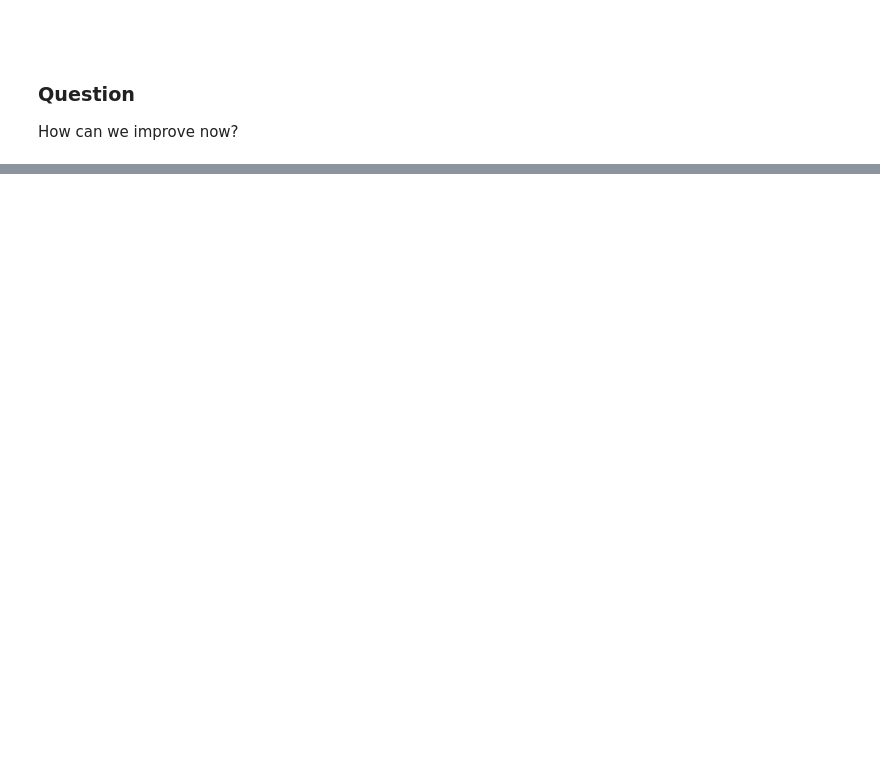
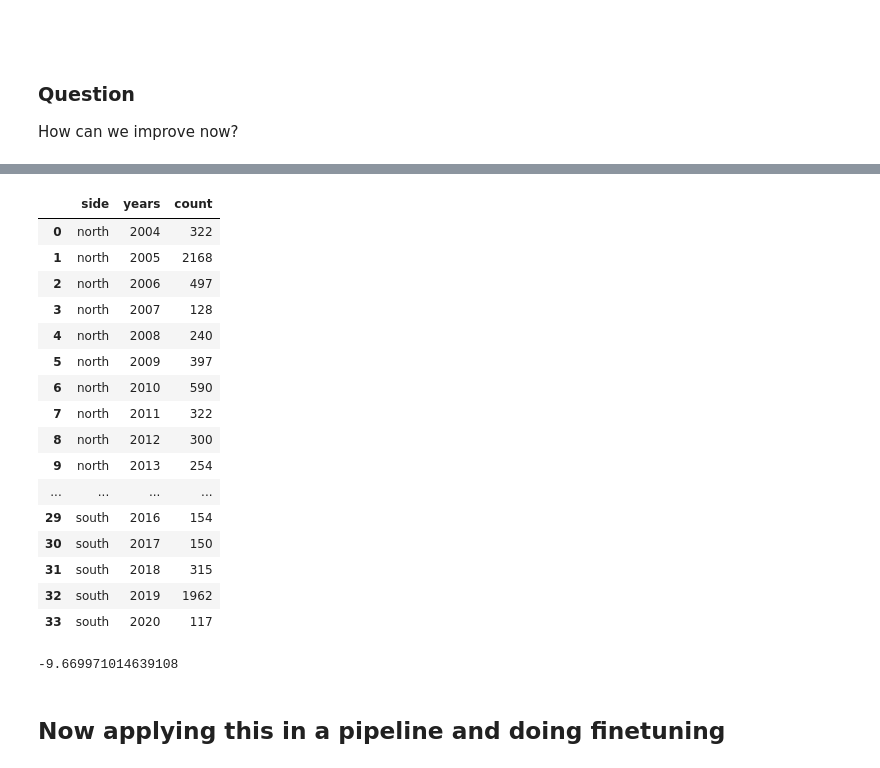
Before and after one commit to ShaliniR8/WiseKingfishers, a Jupyter notebook: cpdbML.ipynb, the cells around one changed output, grey strips where cells are left out. Cells and saved outputs as stored; diff of their text form; code cells hidden in the pictures; blank space fills up the shorter version.

```diff
--- a/cpdbML.ipynb
+++ b/cpdbML.ipynb
@@ -386,0 +564,26 @@ Let us use a bit more information, such as the officer history of the officers i
+# %%
+count_pred
+# %% [output]
+|  | side | years | count |
+| 0 | north | 2004 | 322 |
+| 1 | north | 2005 | 2168 |
+| 2 | north | 2006 | 497 |
+| 3 | north | 2007 | 128 |
+| 4 | north | 2008 | 240 |
+| 5 | north | 2009 | 397 |
+| 6 | north | 2010 | 590 |
+| 7 | north | 2011 | 322 |
+| 8 | north | 2012 | 300 |
+| 9 | north | 2013 | 254 |
+| ... | ... | ... | ... |
+| 29 | south | 2016 | 154 |
+| 30 | south | 2017 | 150 |
+| 31 | south | 2018 | 315 |
+| 32 | south | 2019 | 1962 |
+| 33 | south | 2020 | 117 |
+# %%
+metrics.r2_score(count_test['count'], count_pred['count'])
+# %% [output]
+-9.669971014639108
+# %% [markdown]
+## Now applying this in a pipeline and doing finetuning
```
Also changed, not shown: parts of 60 cells of this notebook, 3 other files.
